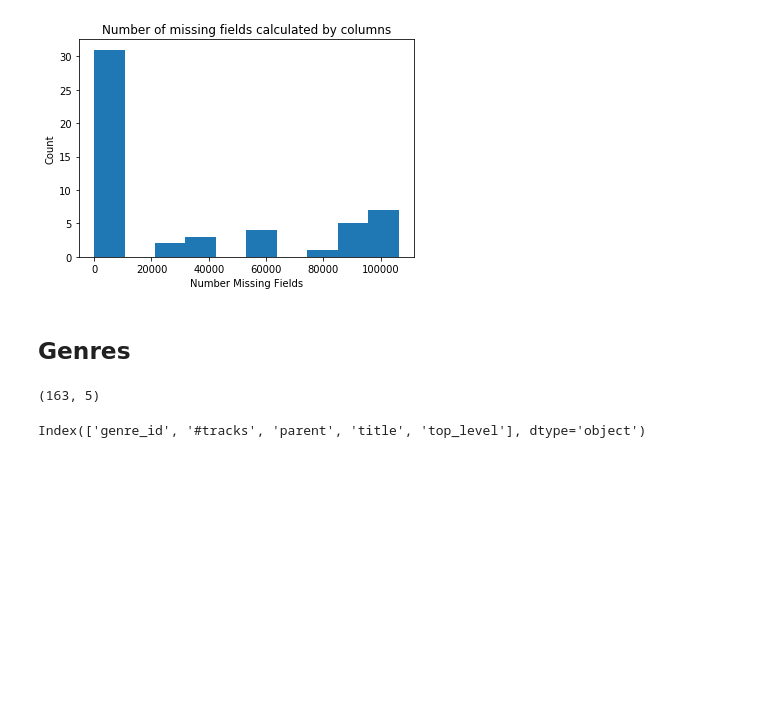
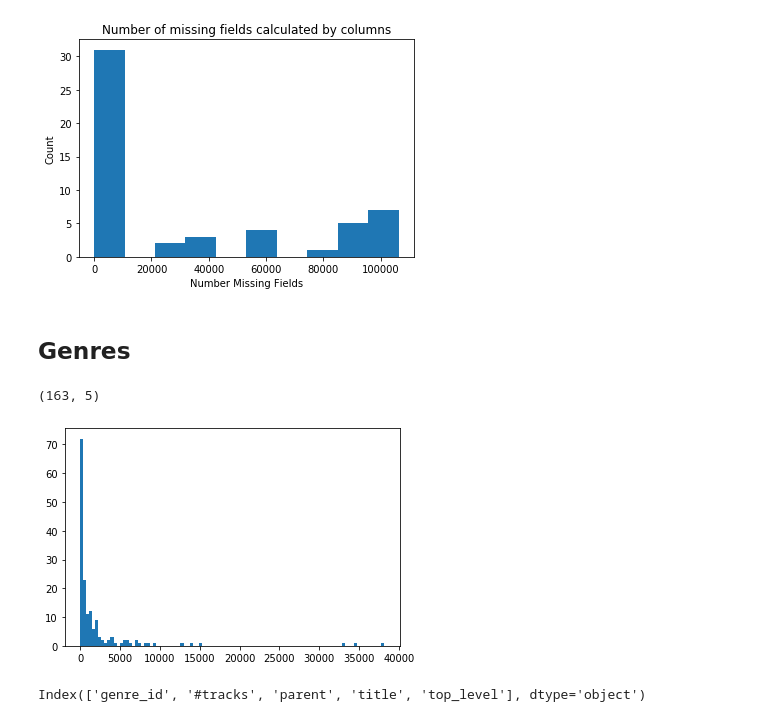
Before and after one commit to ryanmswan/springboard, a Jupyter notebook: capstone_eda/swan_capstone_data_check.ipynb, the cells around one changed output. Drawn from its saved outputs; the diff is of its cells as text; code cells hidden in the pictures; blank space fills up the shorter version.

```diff
--- a/capstone_eda/swan_capstone_data_check.ipynb
+++ b/capstone_eda/swan_capstone_data_check.ipynb
@@ -131,10 +131,13 @@ tracks_na.run_analysis()
 # %%
 # Genres Table
 genres = pd.read_csv('~/Downloads/fma_metadata/genres.csv',header=0)
-# %%
-print(genres.shape)
-# %% [output]
-(163, 5)
+# %%
+print(genres.shape)
+plt.hist(genres['#tracks'], bins=100)
+plt.show()
+# %% [output]
+(163, 5)
+[figure, added]
 # %%
 print(genres.columns)
 # %% [output]
```
Also changed, not shown: parts of 1 cell of this notebook, 1 other file.
